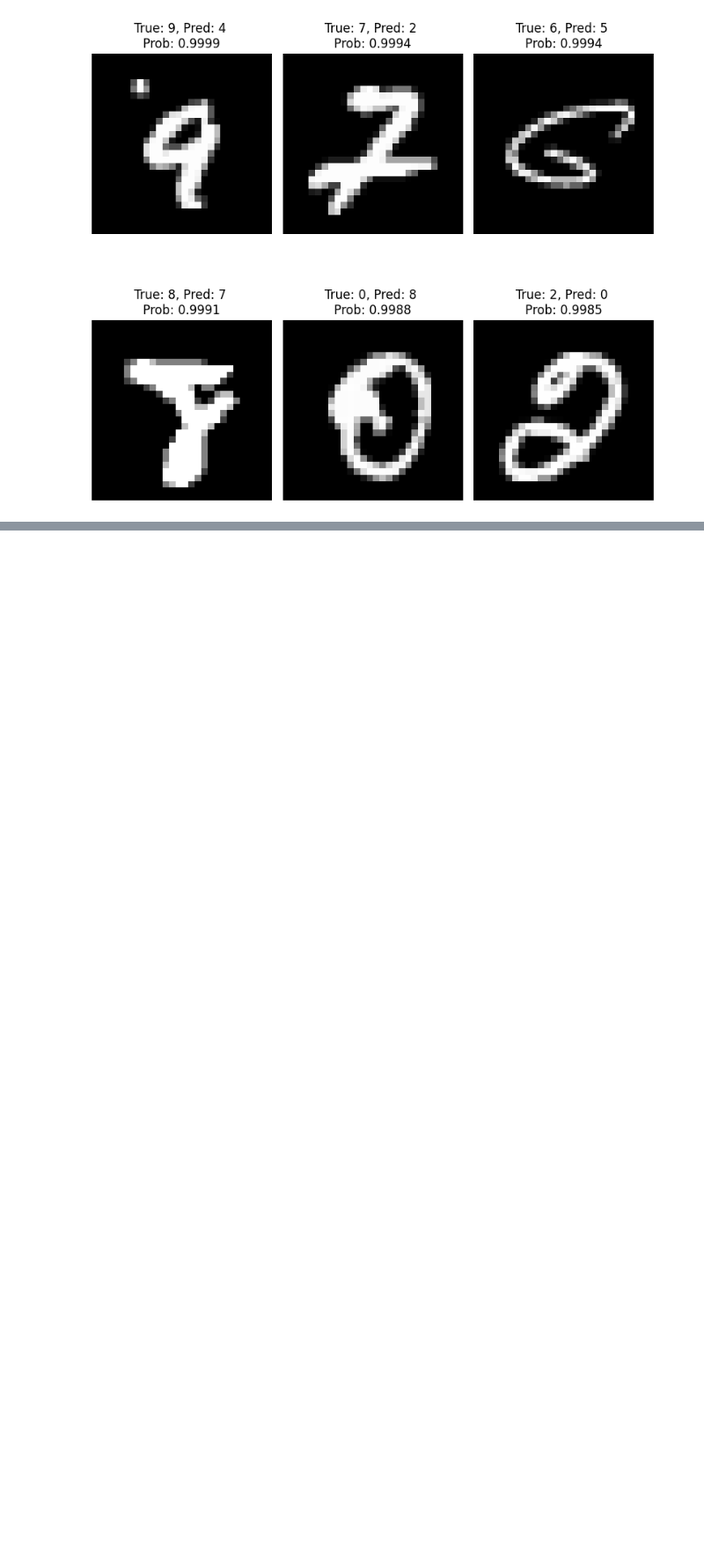
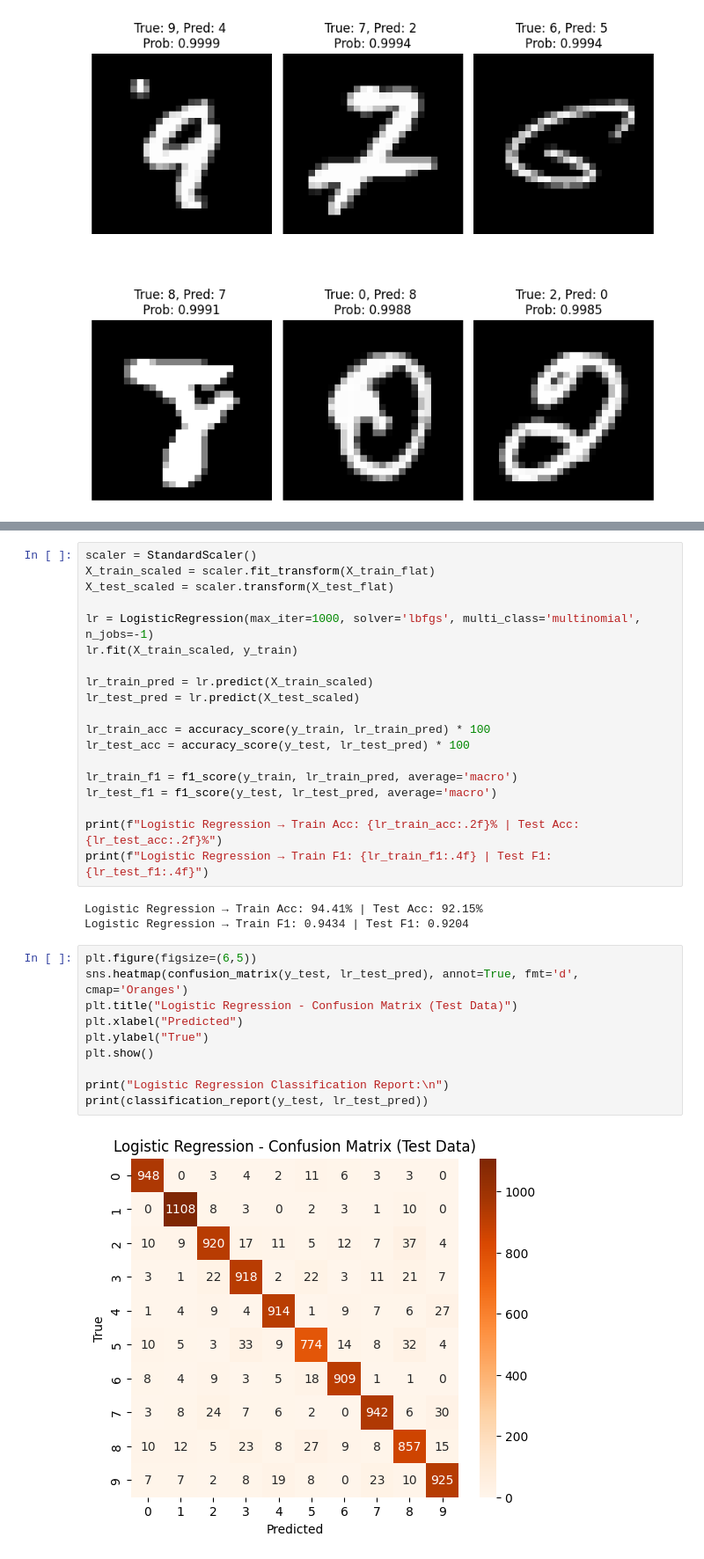
Before and after one commit to HarshJamgaonkar05/ES-335-ML-Assignment-3, a Jupyter notebook: Question 3/question3.ipynb, the cells around one changed output, grey strips where cells are left out. Shown: that part at 88% size. Drawn from its saved outputs; the diff is of its cells as text; blank space fills up the shorter version.

```diff
--- a/Question 3/question3.ipynb
+++ b/Question 3/question3.ipynb
@@ -350,0 +410,34 @@ plt.show()
+# %%
+scaler = StandardScaler()
+X_train_scaled = scaler.fit_transform(X_train_flat)
+X_test_scaled = scaler.transform(X_test_flat)
+
+lr = LogisticRegression(max_iter=1000, solver='lbfgs', multi_class='multinomial', n_jobs=-1)
+lr.fit(X_train_scaled, y_train)
+
+lr_train_pred = lr.predict(X_train_scaled)
+lr_test_pred = lr.predict(X_test_scaled)
+
+lr_train_acc = accuracy_score(y_train, lr_train_pred) * 100
+lr_test_acc = accuracy_score(y_test, lr_test_pred) * 100
+
+lr_train_f1 = f1_score(y_train, lr_train_pred, average='macro')
+lr_test_f1 = f1_score(y_test, lr_test_pred, average='macro')
+
+print(f"Logistic Regression → Train Acc: {lr_train_acc:.2f}% | Test Acc: {lr_test_acc:.2f}%")
+print(f"Logistic Regression → Train F1: {lr_train_f1:.4f} | Test F1: {lr_test_f1:.4f}")
+# %% [output]
+Logistic Regression → Train Acc: 94.41% | Test Acc: 92.15%
+Logistic Regression → Train F1: 0.9434 | Test F1: 0.9204
+# %%
+plt.figure(figsize=(6,5))
+sns.heatmap(confusion_matrix(y_test, lr_test_pred), annot=True, fmt='d', cmap='Oranges')
+plt.title("Logistic Regression - Confusion Matrix (Test Data)")
+plt.xlabel("Predicted")
+plt.ylabel("True")
+plt.show()
+
+print("Logistic Regression Classification Report:\n")
+print(classification_report(y_test, lr_test_pred))
+# %% [output]
+[figure, added]
```
Also changed, not shown: parts of 23 cells of this notebook.
